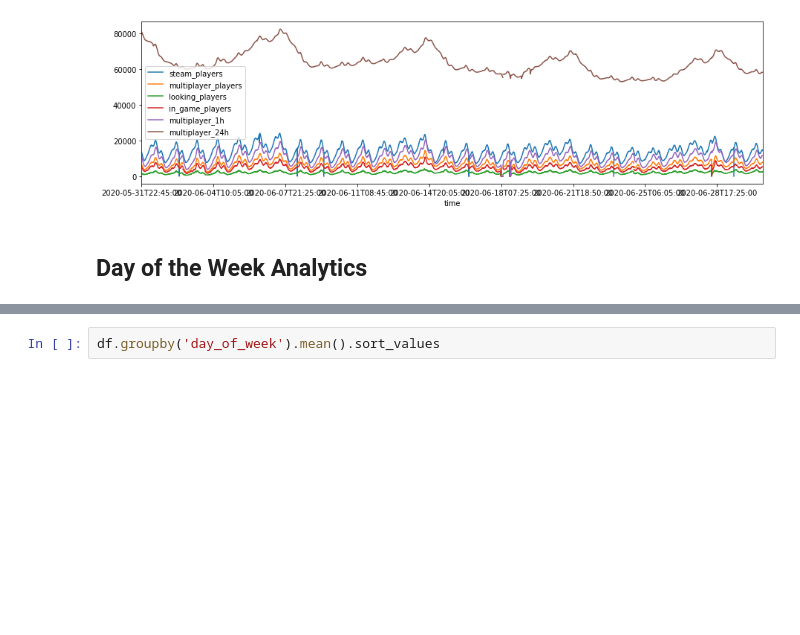
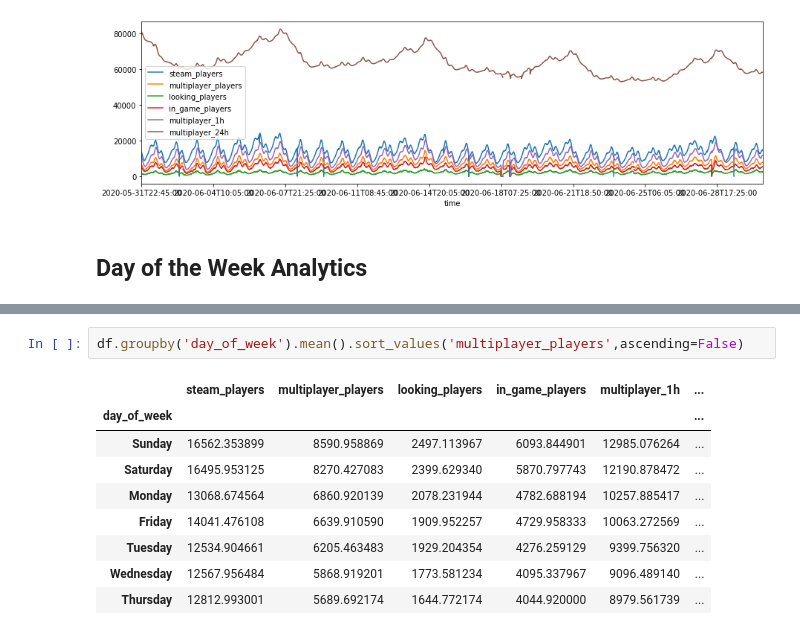
Before and after one commit to hunterkempf/AoE2_Game_Analysis, a Jupyter notebook: Test APIs.ipynb, the cells around one changed output, grey strips where cells are left out. Cells and saved outputs as stored; diff of their text form; blank space fills up the shorter version.

```diff
--- a/Test APIs.ipynb
+++ b/Test APIs.ipynb
@@ -110,2 +100,12 @@ df['day_of_week'] = df.time.dt.day_name()
 # %%
-df.groupby('day_of_week').mean().sort_values
+df.groupby('day_of_week').mean().sort_values('multiplayer_players',ascending=False)
+# %% [output]
+|  | steam_players | multiplayer_players | looking_players | in_game_players | multiplayer_1h | ... |
+| day_of_week |  |  |  |  |  | ... |
+| Sunday | 16562.353899 | 8590.958869 | 2497.113967 | 6093.844901 | 12985.076264 | ... |
+| Saturday | 16495.953125 | 8270.427083 | 2399.629340 | 5870.797743 | 12190.878472 | ... |
+| Monday | 13068.674564 | 6860.920139 | 2078.231944 | 4782.688194 | 10257.885417 | ... |
+| Friday | 14041.476108 | 6639.910590 | 1909.952257 | 4729.958333 | 10063.272569 | ... |
+| Tuesday | 12534.904661 | 6205.463483 | 1929.204354 | 4276.259129 | 9399.756320 | ... |
+| Wednesday | 12567.956484 | 5868.919201 | 1773.581234 | 4095.337967 | 9096.489140 | ... |
+| Thursday | 12812.993001 | 5689.692174 | 1644.772174 | 4044.920000 | 8979.561739 | ... |
```
Also changed, not shown: parts of 1 cell of this notebook.
